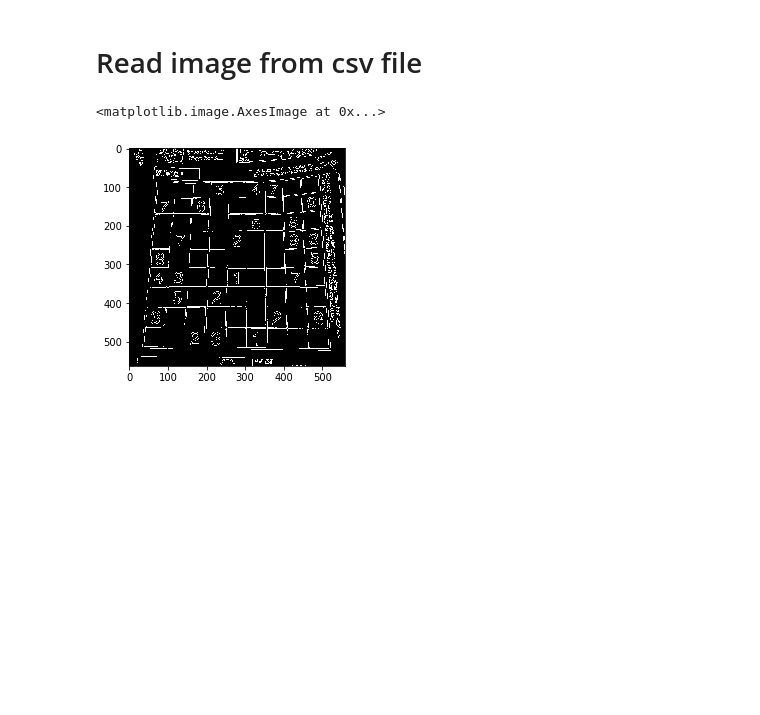
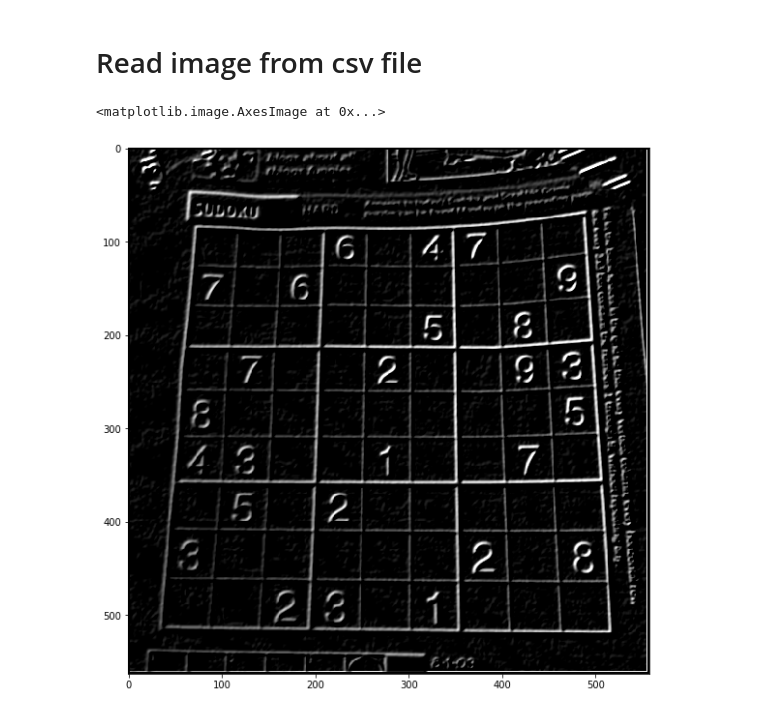
Before and after one commit to GuidoBallabio/embeddedPython, a Jupyter notebook: read_img_from_file.ipynb, the cells around one changed output. Drawn from its saved outputs; the diff is of its cells as text; code cells hidden in the pictures; blank space fills up the shorter version.

```diff
--- a/read_img_from_file.ipynb
+++ b/read_img_from_file.ipynb
@@ -3,18 +3,12 @@
 # %%
 import numpy as np
 import matplotlib.pyplot as plt
-import cv2
-import mpld3
-mpld3.enable_notebook()
 
-img_data = np.genfromtxt('./zybo/image_processed.csv', delimiter=',')
-img_data = np.array(img_data)
+img_data = np.genfromtxt('./zybo/image_processed.csv', delimiter=',',dtype="uint8")
 img_data = img_data.reshape((563, -1))
-#print(np.max(img_data))
 
-#%matplotlib inline
-plt.figure()
-plt.imshow(img_data.astype(np.uint8), cmap='gray')
+plt.figure(figsize=(10,10))
+plt.imshow(img_data,cmap="gray")
 # %% [output]
 <matplotlib.image.AxesImage at 0x...>
-[figure, old version]
+[figure, new version]
```
Also changed, not shown: parts of 2 cells of this notebook, 37 other files.
